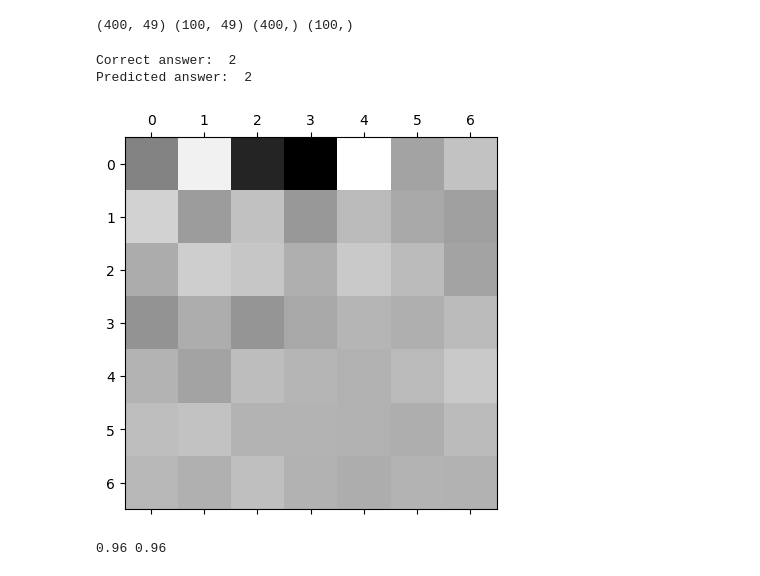
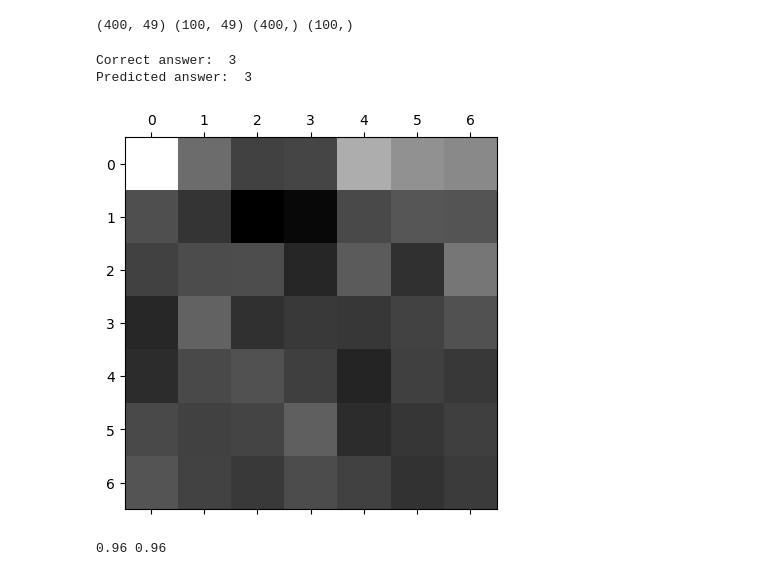
Before and after one commit to om-erika/astrostatistics_bicocca_2024, a Jupyter notebook: working/handwritten_digits.ipynb, the cells around one changed output. Saved outputs shown, nothing was run; the diff lists cells and outputs as text; code cells hidden in the pictures.

Commit message:
Corrected

```diff
--- a/working/handwritten_digits.ipynb
+++ b/working/handwritten_digits.ipynb
@@ -112,14 +112,14 @@ print(X_train.shape, X_test.shape, y_train.shape, y_test.shape)
 clf = LogisticRegression(solver ='sag', max_iter = 2000).fit(X_train, y_train)
 # %%
 #visione di una predizione tanto per
-chosen_index = 10
+chosen_index = 7
 plt.matshow(X_test[chosen_index].reshape((7,7)), cmap = 'binary')
 print('\nCorrect answer: ', str(y_test[chosen_index]))
 print('Predicted answer: ', str(clf.predict(X_test)[chosen_index]))
 # %% [output]
-Correct answer:  2
-Predicted answer:  2
+Correct answer:  3
+Predicted answer:  3
-[figure, old version]
+[figure, new version]
 # %%
 #accuracy scores calcolati in modo diversi
 accuracy_1 = clf.score(X_test, y_test)
```
Also changed, not shown: parts of 3 cells of this notebook.
